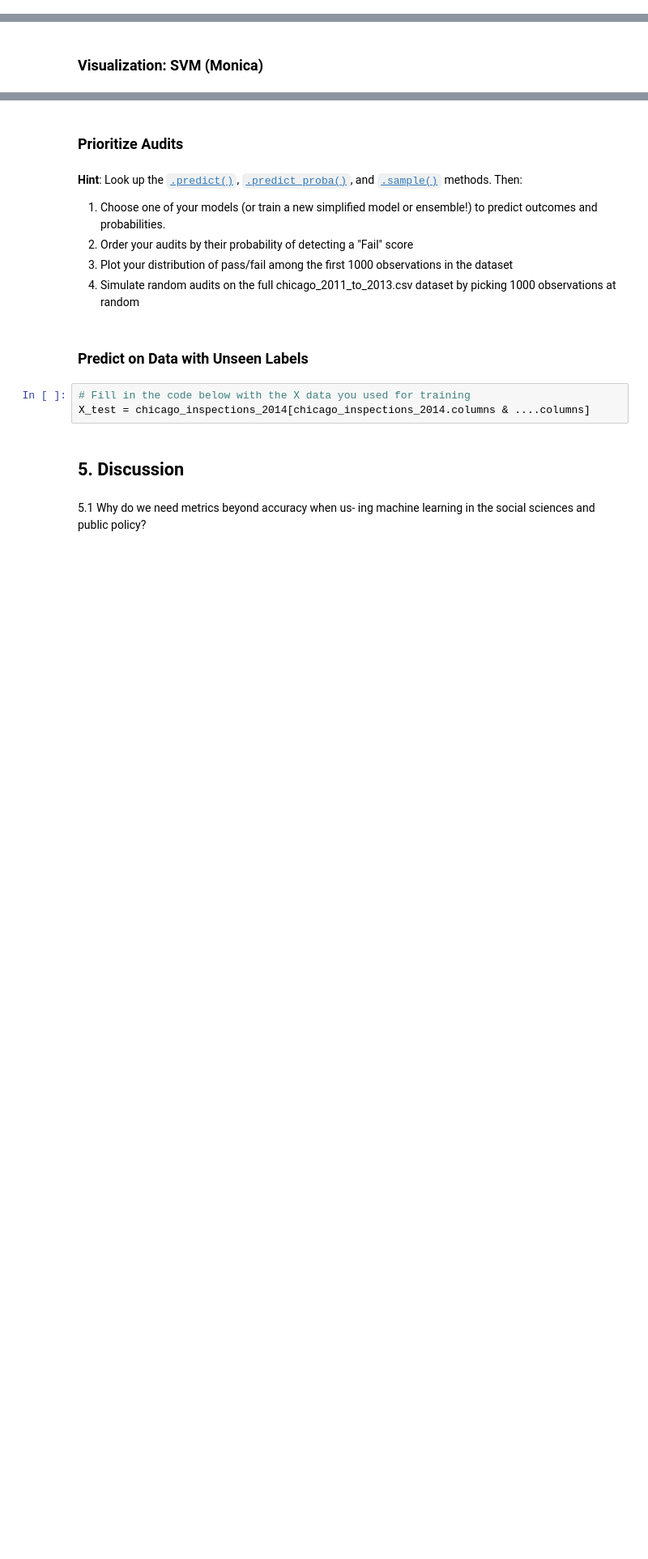
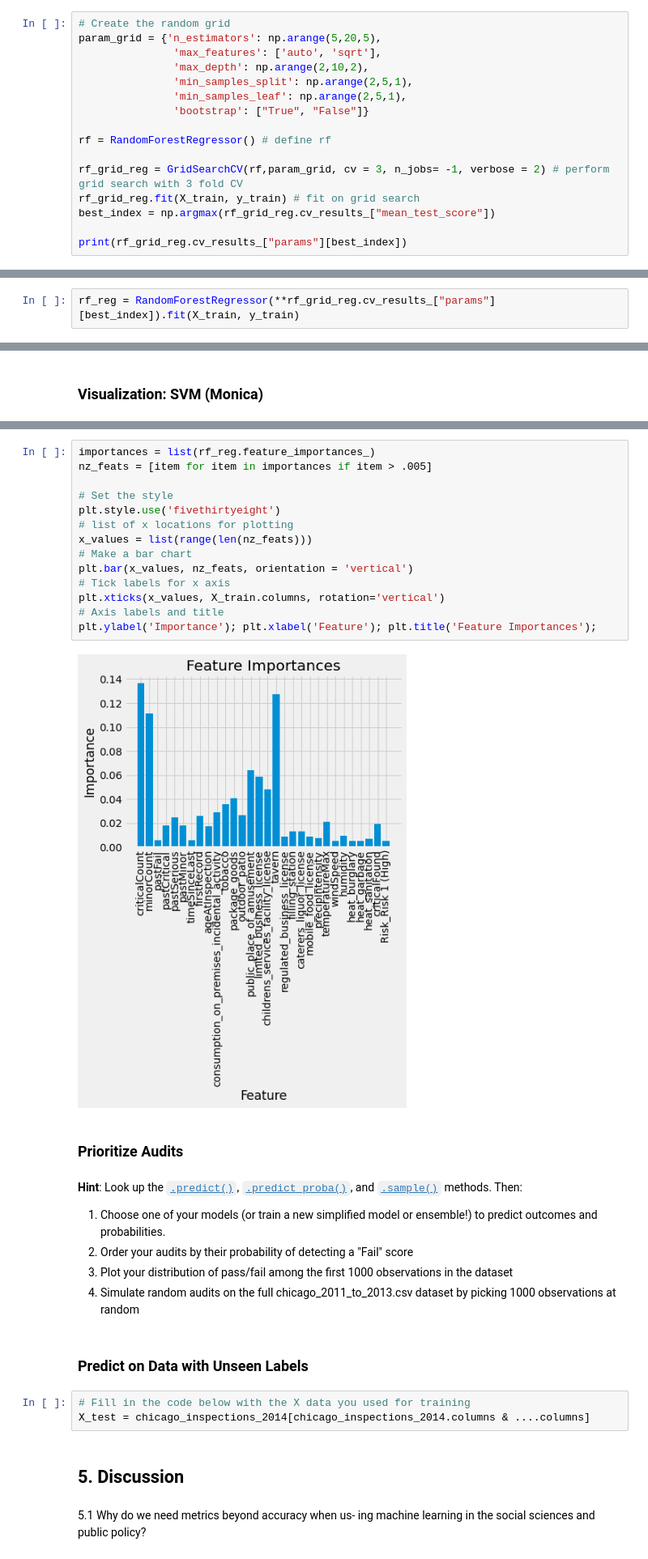
Before and after one commit to sociologyquinn/CSS-Project3-Group1, a Jupyter notebook: Project 3 Students.ipynb, the cells around one changed output, grey strips where cells are left out. Shown at 81% size. Saved outputs shown, nothing was run; the diff lists cells and outputs as text; blank space fills up the shorter version.

Commit message:
add random forest model

```diff
--- a/Project 3 Students.ipynb
+++ b/Project 3 Students.ipynb
@@ -414,0 +414,16 @@ confusion Matrix:           0         1
+# %%
+# Create the random grid
+param_grid = {'n_estimators': np.arange(5,20,5),
+               'max_features': ['auto', 'sqrt'],
+               'max_depth': np.arange(2,10,2),
+               'min_samples_split': np.arange(2,5,1),
+               'min_samples_leaf': np.arange(2,5,1),
+               'bootstrap': ["True", "False"]}
+
+rf = RandomForestRegressor() # define rf
+
+rf_grid_reg = GridSearchCV(rf,param_grid, cv = 3, n_jobs= -1, verbose = 2) # perform grid search with 3 fold CV
+rf_grid_reg.fit(X_train, y_train) # fit on grid search
+best_index = np.argmax(rf_grid_reg.cv_results_["mean_test_score"])
+
+print(rf_grid_reg.cv_results_["params"][best_index])
@@ -415,3 +439,5 @@ confusion Matrix:           0         1
+# %%
+rf_reg = RandomForestRegressor(**rf_grid_reg.cv_results_["params"][best_index]).fit(X_train, y_train)
 # %% [markdown]
 ### Validation Metrics
 # %% [markdown]
@@ -468,3 +490,19 @@ plt.show()
+# %%
+importances = list(rf_reg.feature_importances_)
+nz_feats = [item for item in importances if item > .005]
+
+# Set the style
+plt.style.use('fivethirtyeight')
+# list of x locations for plotting
+x_values = list(range(len(nz_feats)))
+# Make a bar chart
+plt.bar(x_values, nz_feats, orientation = 'vertical')
+# Tick labels for x axis
+plt.xticks(x_values, X_train.columns, rotation='vertical')
+# Axis labels and title
+plt.ylabel('Importance'); plt.xlabel('Feature'); plt.title('Feature Importances');
+# %% [output]
+[figure, added]
 # %% [markdown]
 ### Prioritize Audits
 # %% [markdown]
```
Also changed, not shown: parts of 8 cells of this notebook.
